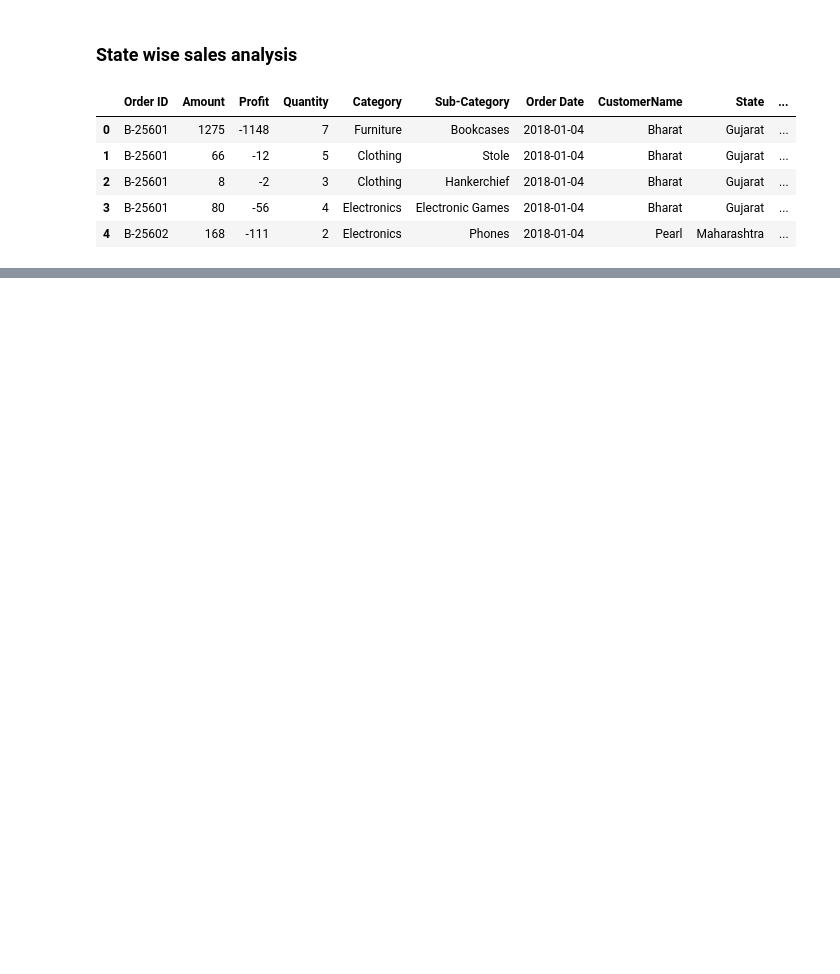
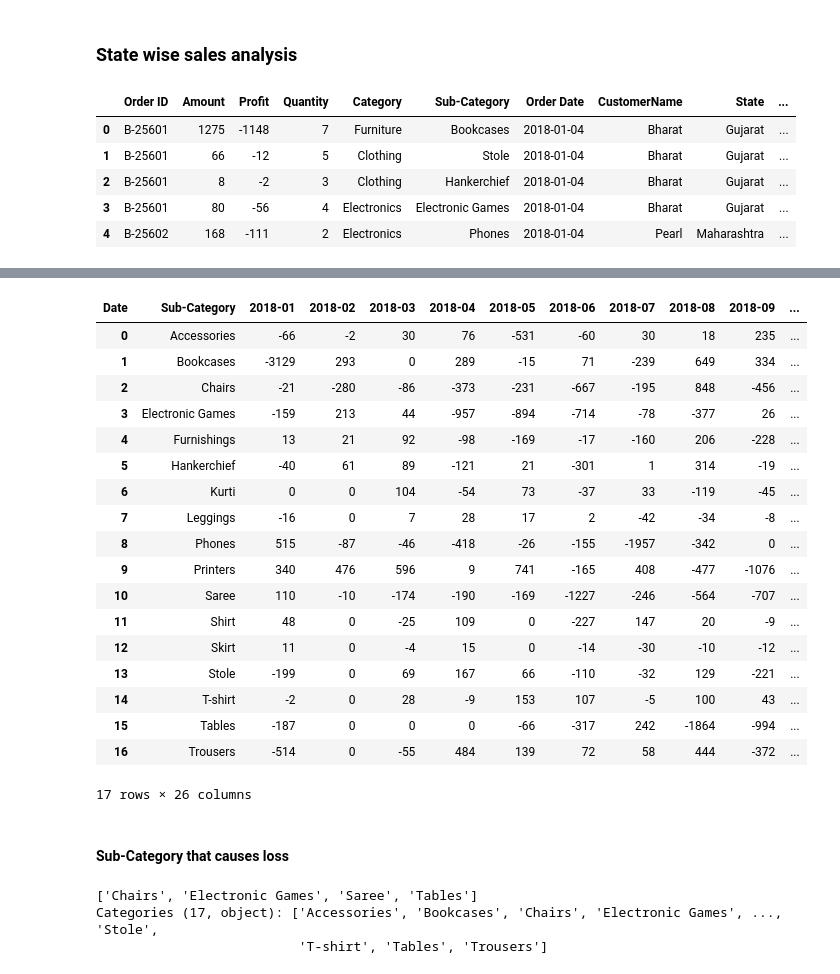
Before and after one commit to aa-ryan/Sales_analysis, a Jupyter notebook: Solution.ipynb, the cells around one changed output, grey strips where cells are left out. Cells and saved outputs as stored; diff of their text form; code cells hidden in the pictures; blank space fills up the shorter version.

```diff
--- a/Solution.ipynb
+++ b/Solution.ipynb
@@ -301,0 +557,3 @@ px.histogram(state_wise_cat_df, x='State', color='Category', text_auto=True)
+# %%
+profit_orders = order_details.merge(list_of_orders[['Order ID','Order Date']], left_on='Order ID',right_on='Order ID', how='inner')
+profit_orders.head()
@@ -301,0 +567,3 @@ px.histogram(state_wise_cat_df, x='State', color='Category', text_auto=True)
+# %%
+import copy
+copy_profit_orders = copy.deepcopy(profit_orders)
@@ -301,0 +572,3 @@ px.histogram(state_wise_cat_df, x='State', color='Category', text_auto=True)
+# %%
+copy_profit_orders['Date'] = copy_profit_orders['Order Date'].dt.strftime('%Y-%m')
+copy_profit_orders
@@ -301,0 +589,3 @@ px.histogram(state_wise_cat_df, x='State', color='Category', text_auto=True)
+# %%
+sub_order = copy_profit_orders.groupby(['Sub-Category', 'Date']).Profit.sum().unstack().reset_index()
+sub_order.head()
@@ -301,0 +600,31 @@ px.histogram(state_wise_cat_df, x='State', color='Category', text_auto=True)
+# %%
+sub_order['Profit Summary'] = sub_order.iloc[:, 1:14].sum(axis = 1)
+sub_order
+# %% [output]
+| Date | Sub-Category | 2018-01 | 2018-02 | 2018-03 | 2018-04 | 2018-05 | 2018-06 | 2018-07 | 2018-08 | 2018-09 | ... |
+| 0 | Accessories | -66 | -2 | 30 | 76 | -531 | -60 | 30 | 18 | 235 | ... |
+| 1 | Bookcases | -3129 | 293 | 0 | 289 | -15 | 71 | -239 | 649 | 334 | ... |
+| 2 | Chairs | -21 | -280 | -86 | -373 | -231 | -667 | -195 | 848 | -456 | ... |
+| 3 | Electronic Games | -159 | 213 | 44 | -957 | -894 | -714 | -78 | -377 | 26 | ... |
+| 4 | Furnishings | 13 | 21 | 92 | -98 | -169 | -17 | -160 | 206 | -228 | ... |
+| 5 | Hankerchief | -40 | 61 | 89 | -121 | 21 | -301 | 1 | 314 | -19 | ... |
+| 6 | Kurti | 0 | 0 | 104 | -54 | 73 | -37 | 33 | -119 | -45 | ... |
+| 7 | Leggings | -16 | 0 | 7 | 28 | 17 | 2 | -42 | -34 | -8 | ... |
+| 8 | Phones | 515 | -87 | -46 | -418 | -26 | -155 | -1957 | -342 | 0 | ... |
+| 9 | Printers | 340 | 476 | 596 | 9 | 741 | -165 | 408 | -477 | -1076 | ... |
+| 10 | Saree | 110 | -10 | -174 | -190 | -169 | -1227 | -246 | -564 | -707 | ... |
+| 11 | Shirt | 48 | 0 | -25 | 109 | 0 | -227 | 147 | 20 | -9 | ... |
+| 12 | Skirt | 11 | 0 | -4 | 15 | 0 | -14 | -30 | -10 | -12 | ... |
+| 13 | Stole | -199 | 0 | 69 | 167 | 66 | -110 | -32 | 129 | -221 | ... |
+| 14 | T-shirt | -2 | 0 | 28 | -9 | 153 | 107 | -5 | 100 | 43 | ... |
+| 15 | Tables | -187 | 0 | 0 | 0 | -66 | -317 | 242 | -1864 | -994 | ... |
+| 16 | Trousers | -514 | 0 | -55 | 484 | 139 | 72 | 58 | 444 | -372 | ... |
+17 rows × 26 columns
+# %% [markdown]
+#### Sub-Category that causes loss
+# %%
+sub_order.loc[sub_order['Profit Summary'] < 0]['Sub-Category'].unique()
+# %% [output]
+['Chairs', 'Electronic Games', 'Saree', 'Tables']
+Categories (17, object): ['Accessories', 'Bookcases', 'Chairs', 'Electronic Games', ..., 'Stole',
+                          'T-shirt', 'Tables', 'Trousers']
```
Also changed, not shown: parts of 63 cells of this notebook.
